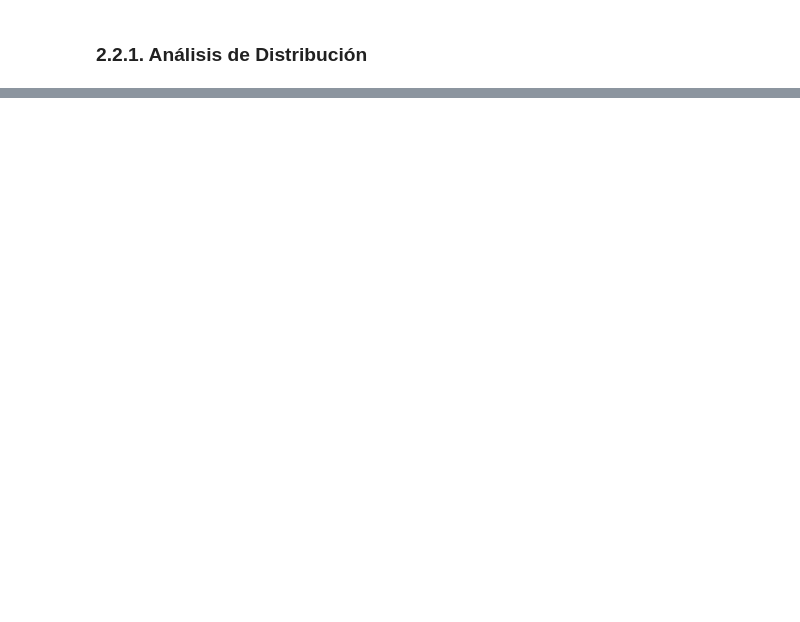
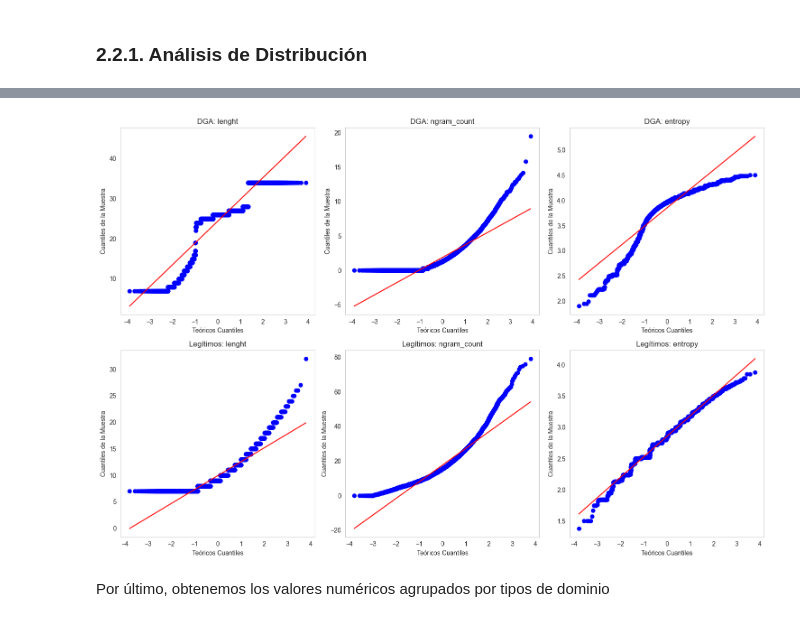
Before and after one commit to jpheredia/DGA_Classification, a Jupyter notebook: Project_notebook.ipynb, the cells around one changed output, grey strips where cells are left out. Cells and saved outputs as stored; diff of their text form; code cells hidden in the pictures; blank space fills up the shorter version.

```diff
--- a/Project_notebook.ipynb
+++ b/Project_notebook.ipynb
@@ -200,0 +179,36 @@ Podemos observar cuanto correlacionadas están las variables con la variable tar
+# %%
+import scipy.stats as stats
+
+# Filtrar los datos por type
+dga_data = df[df['type'] == 'dga']
+legit_data = df[df['type'] == 'legit']
+
+# Crear subplots con 2 filas y 3 columnas
+fig, axes = plt.subplots(2, 3, figsize=(15, 10))  # 2 filas y 3 columnas
+
+# Nombres de las características
+features = ['lenght', 'ngram_count', 'entropy']
+
+# Crear Q-Q plots para dga y Legítimos
+for i, feature in enumerate(features):
+    # Q-Q plot para dga
+    stats.probplot(dga_data[feature], dist="norm", plot=axes[0, i])  # Fila 0
+    axes[0, i].set_title(f'DGA: {feature}')
+    axes[0, i].set_xlabel('Teóricos Cuantiles')
+    axes[0, i].set_ylabel('Cuantiles de la Muestra')
+    axes[0, i].grid()
+
+    # Q-Q plot para Legítimos
+    stats.probplot(legit_data[feature], dist="norm", plot=axes[1, i])  # Fila 1
+    axes[1, i].set_title(f'Legítimos: {feature}')
+    axes[1, i].set_xlabel('Teóricos Cuantiles')
+    axes[1, i].set_ylabel('Cuantiles de la Muestra')
+    axes[1, i].grid()
+
+# Ajustar el diseño
+plt.tight_layout()
+plt.show()
+# %% [output]
+[figure, added]
+# %% [markdown]
+Por último, obtenemos los valores numéricos agrupados por tipos de dominio
```
Also changed, not shown: parts of 38 cells of this notebook.
